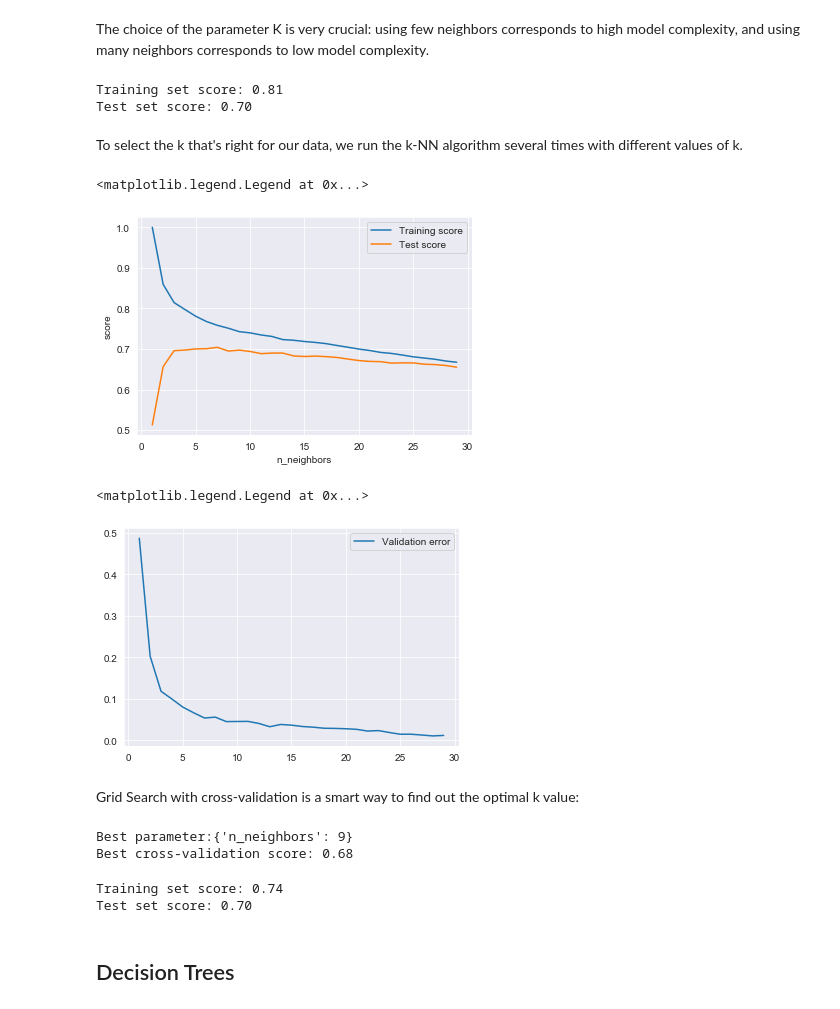
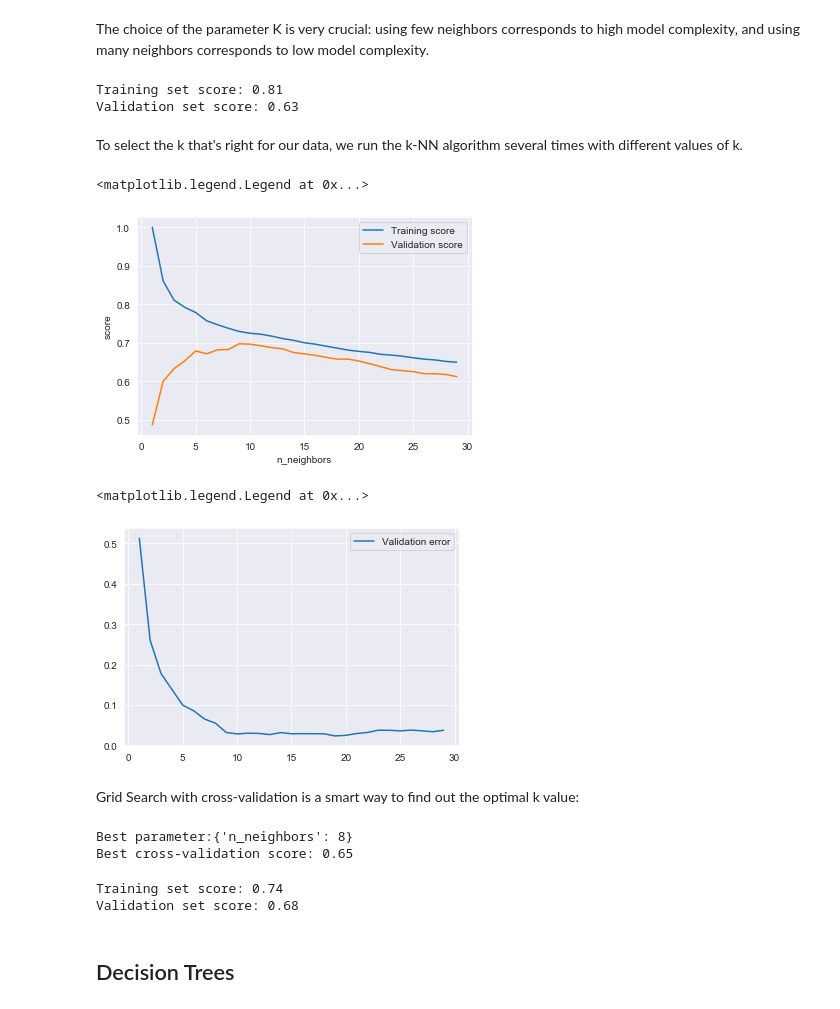
Before and after one commit to angelaiallonardi/Regression_ML_project, a Jupyter notebook: house_prices.ipynb, the cells around one changed output. Cells and saved outputs as stored; diff of their text form; code cells hidden in the pictures.

```diff
--- a/house_prices.ipynb
+++ b/house_prices.ipynb
@@ -401,0 +404,2 @@ new_X_train, new_X_test, new_y_train, new_y_test = train_test_split(X_train, y_t
+# %%
+X_trainval, new_X_test, y_trainval, new_y_test = train_test_split(X_train, y_train, test_size=0.30, random_state=42)
@@ -402,3 +408,5 @@ new_X_train, new_X_test, new_y_train, new_y_test = train_test_split(X_train, y_t
+# %%
+new_X_train, X_valid, new_y_train, y_valid = train_test_split(X_trainval, y_trainval, random_state=1)
 # %% [markdown]
 ## Linear models for regression
 # %% [markdown]
@@ -541,15 +549,15 @@ reg = KNeighborsRegressor(n_neighbors=3)
 knn = reg.fit(new_X_train, new_y_train)
 
 print("Training set score: {:.2f}".format(knn.score(new_X_train, new_y_train)))
-print("Test set score: {:.2f}".format(knn.score(new_X_test, new_y_test)))
+print("Validation set score: {:.2f}".format(knn.score(X_valid, y_valid)))
 # %% [output]
 Training set score: 0.81
-Test set score: 0.70
+Validation set score: 0.63
 # %% [markdown]
 To select the k that's right for our data, we run the k-NN algorithm several times with different values of k.
 # %%
 training_score = []
-test_score = []
+validation_score = []
 # try n_neighbors from 1 to 30
 neighbors_settings = range (1, 30)
 
@@ -560,23 +568,23 @@ for n_neighbors in neighbors_settings:
     # record training set score
     training_score.append(knn.score(new_X_train, new_y_train))
     # record generalization score
-    test_score.append(knn.score(new_X_test, new_y_test))
+    validation_score.append(knn.score(X_valid, y_valid))
 
 plt.plot(neighbors_settings, training_score, label='Training score')
-plt.plot(neighbors_settings, test_score, label='Test score')
+plt.plot(neighbors_settings, validation_score, label='Validation score')
 
 plt.ylabel('score')
 plt.xlabel('n_neighbors')
 plt.legend()
 # %% [output]
 <matplotlib.legend.Legend at 0x...>
-[figure, old version]
+[figure, new version]
 # %%
-plt.plot(neighbors_settings, np.array(training_score) - np.array(test_score), label='Validation error')
+plt.plot(neighbors_settings, np.array(training_score) - np.array(validation_score), label='Validation error')
 plt.legend()
 # %% [output]
 <matplotlib.legend.Legend at 0x...>
-[figure, old version]
+[figure, new version]
 # %% [markdown]
 Grid Search with cross-validation is a smart way to find out the optimal k value:
 # %%
@@ -587,17 +595,17 @@ knn_cv.fit(new_X_train, new_y_train)
 print("Best parameter:{}".format(knn_cv.best_params_))
 print("Best cross-validation score: {:.2f}".format(knn_cv.best_score_))
 # %% [output]
-Best parameter:{'n_neighbors': 9}
-Best cross-validation score: 0.68
+Best parameter:{'n_neighbors': 8}
+Best cross-validation score: 0.65
 # %%
-reg = KNeighborsRegressor(n_neighbors=9)
+reg = KNeighborsRegressor(n_neighbors=8)
 knn = reg.fit(new_X_train, new_y_train)
 
 print("Training set score: {:.2f}".format(knn.score(new_X_train, new_y_train)))
-print("Test set score: {:.2f}".format(knn.score(new_X_test, new_y_test)))
+print("Validation set score: {:.2f}".format(knn.score(X_valid, y_valid)))
 # %% [output]
 Training set score: 0.74
-Test set score: 0.70
+Validation set score: 0.68
 # %% [markdown]
 ## Decision Trees
 # %% [markdown]
```
Also changed, not shown: parts of 34 cells of this notebook.
